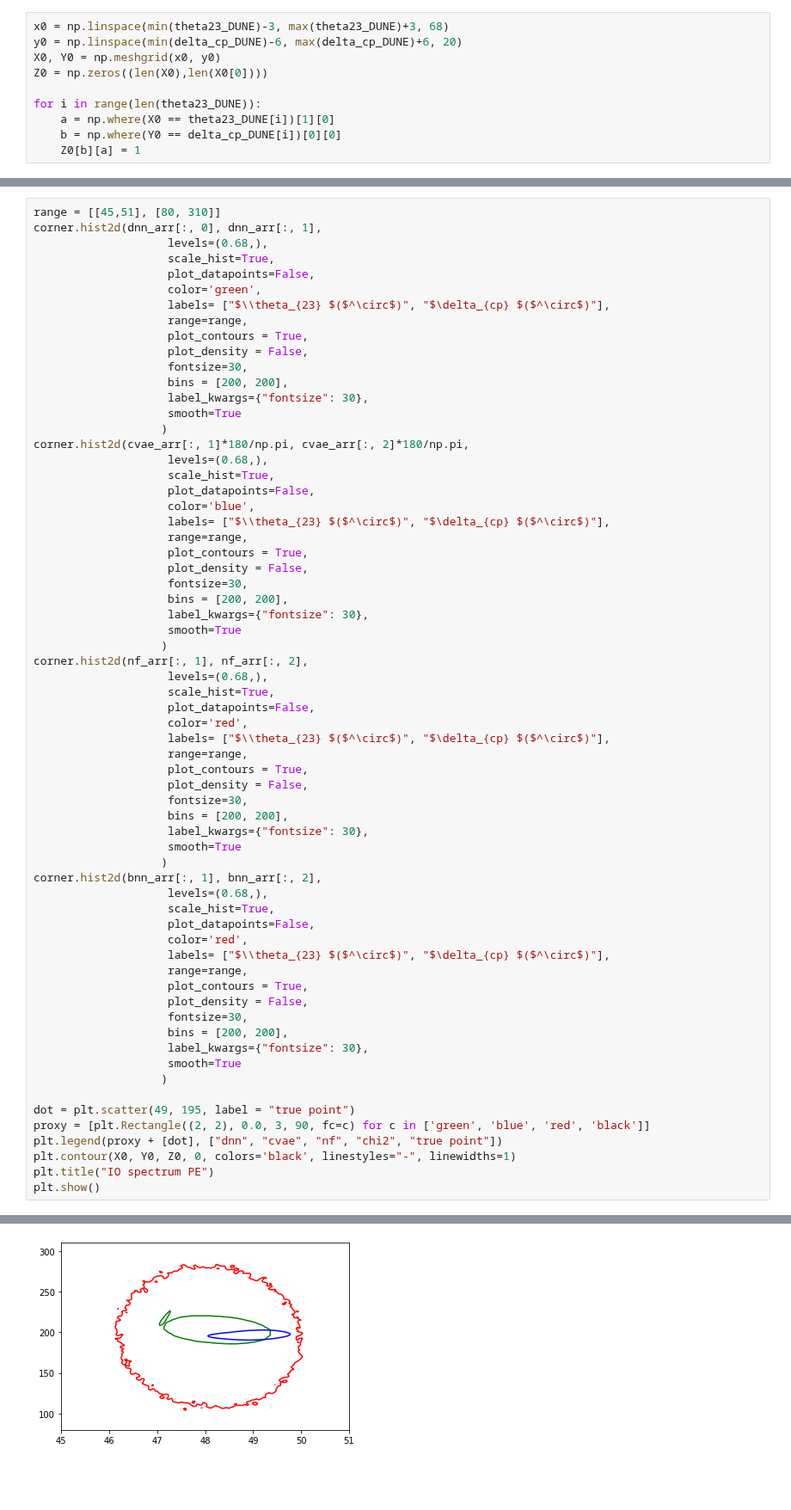
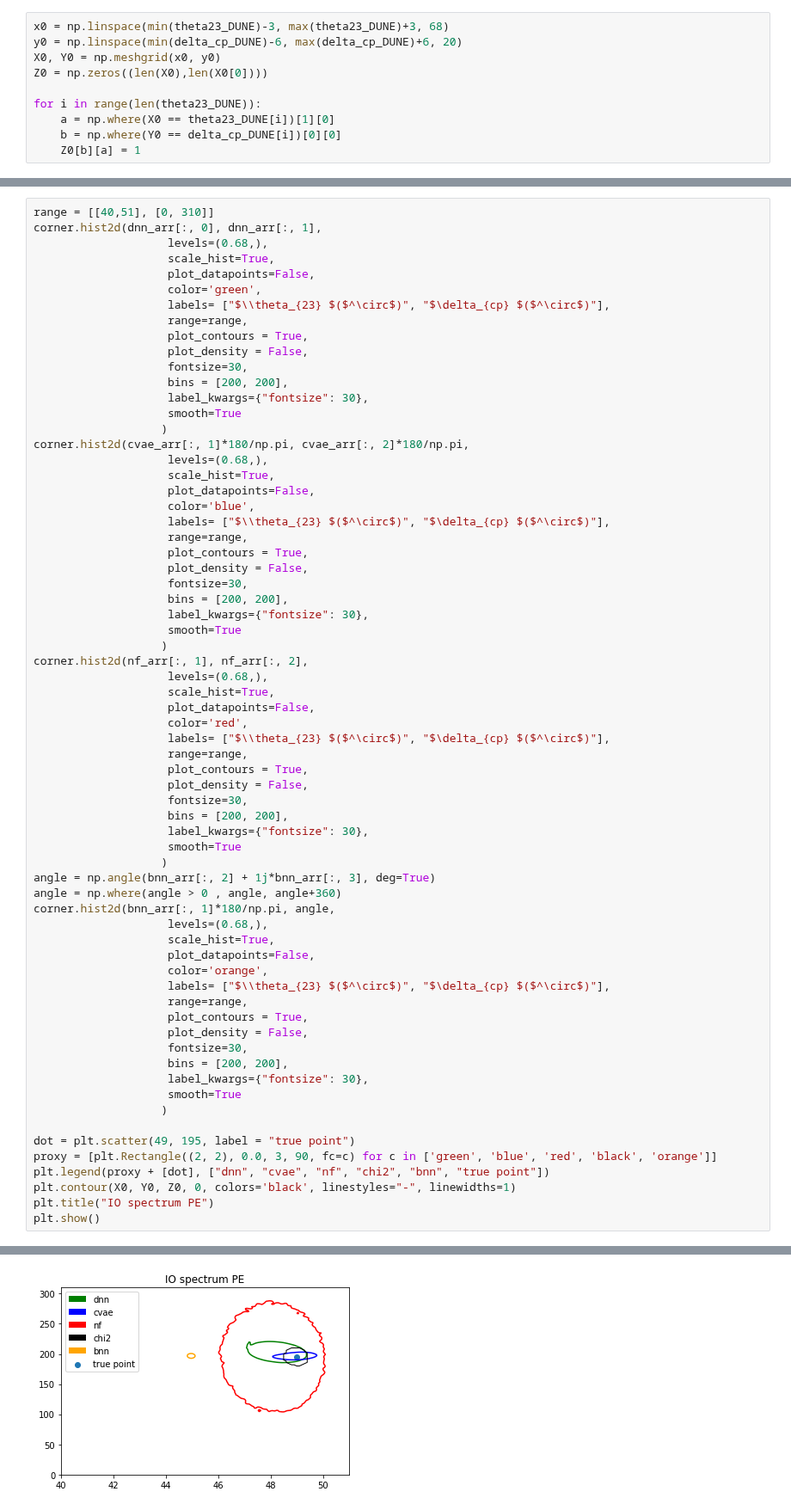
Before and after one commit to davidho27941/ML4NO, a Jupyter notebook: ML_DUNE/Regression/contours_poisson.ipynb, the cells around one changed output, grey strips where cells are left out. Shown at 86% size. Saved outputs shown, nothing was run; the diff lists cells and outputs as text; blank space fills up the shorter version.

```diff
--- a/ML_DUNE/Regression/contours_poisson.ipynb
+++ b/ML_DUNE/Regression/contours_poisson.ipynb
@@ -55,5 +45,5 @@ array([[0.14992793, 0.85546046, 3.41607   ],
 # %%
-range = [[45,51], [80, 310]]
+range = [[40,51], [0, 310]]
 corner.hist2d(dnn_arr[:, 0], dnn_arr[:, 1],
                     levels=(0.68,),
                     scale_hist=True,
@@ -96,11 +86,13 @@ corner.hist2d(nf_arr[:, 1], nf_arr[:, 2],
                     label_kwargs={"fontsize": 30},
                     smooth=True
                    )
-corner.hist2d(bnn_arr[:, 1], bnn_arr[:, 2],
+angle = np.angle(bnn_arr[:, 2] + 1j*bnn_arr[:, 3], deg=True)
+angle = np.where(angle > 0 , angle, angle+360)
+corner.hist2d(bnn_arr[:, 1]*180/np.pi, angle,
                     levels=(0.68,),
                     scale_hist=True,
                     plot_datapoints=False,
-                    color='red',
+                    color='orange',
                     labels= ["$\\theta_{23} $($^\circ$)", "$\delta_{cp} $($^\circ$)"],
                     range=range,
                     plot_contours = True,
@@ -112,8 +104,8 @@ corner.hist2d(bnn_arr[:, 1], bnn_arr[:, 2],
                    )
 
 dot = plt.scatter(49, 195, label = "true point")
-proxy = [plt.Rectangle((2, 2), 0.0, 3, 90, fc=c) for c in ['green', 'blue', 'red', 'black']]
-plt.legend(proxy + [dot], ["dnn", "cvae", "nf", "chi2", "true point"])
+proxy = [plt.Rectangle((2, 2), 0.0, 3, 90, fc=c) for c in ['green', 'blue', 'red', 'black', 'orange']]
+plt.legend(proxy + [dot], ["dnn", "cvae", "nf", "chi2", "bnn", "true point"])
 plt.contour(X0, Y0, Z0, 0, colors='black', linestyles="-", linewidths=1)
 plt.title("IO spectrum PE")
 plt.show()
@@ -122 +113 @@ ValueError: Contour levels must be increasing
-[figure, old version]
+[figure, new version]
```
Also changed, not shown: parts of 2 cells of this notebook, 6 other files.
